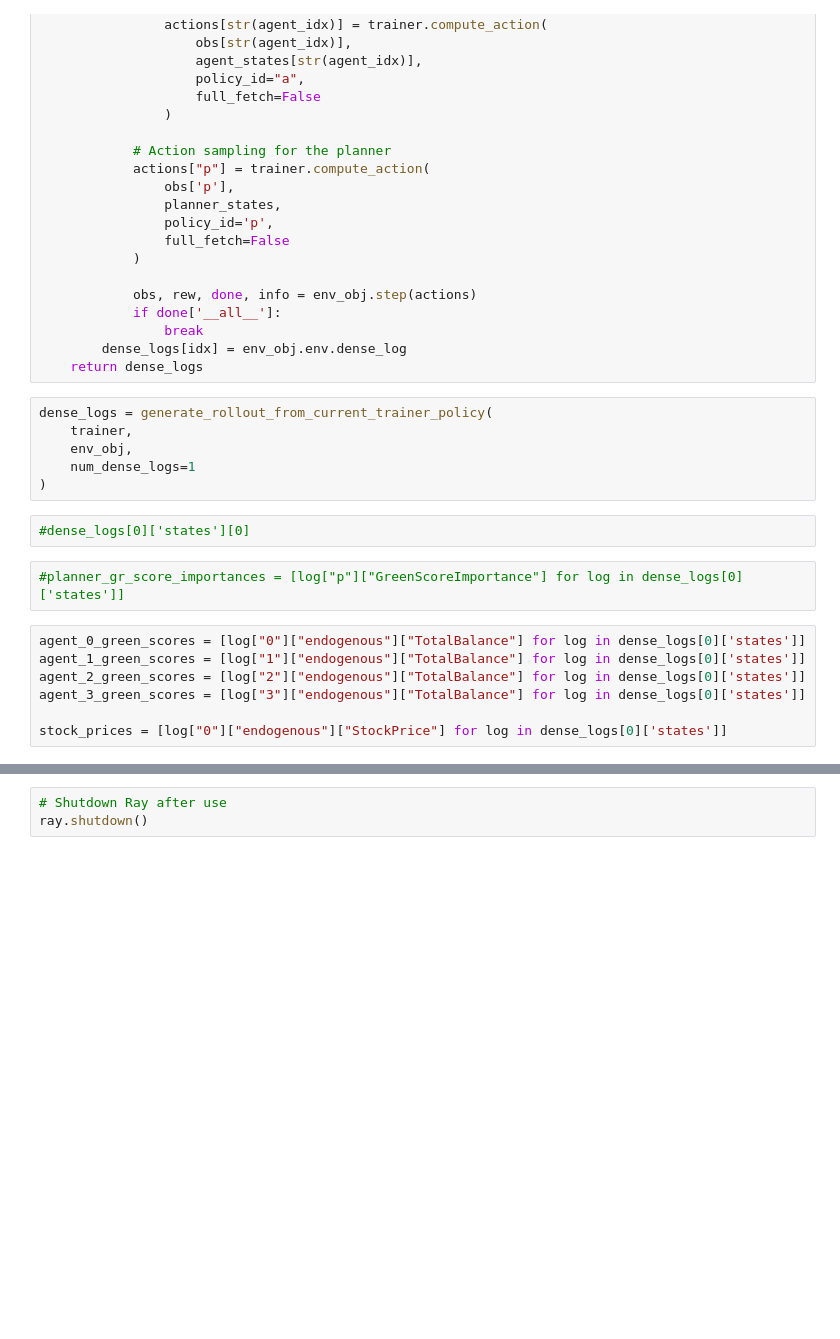
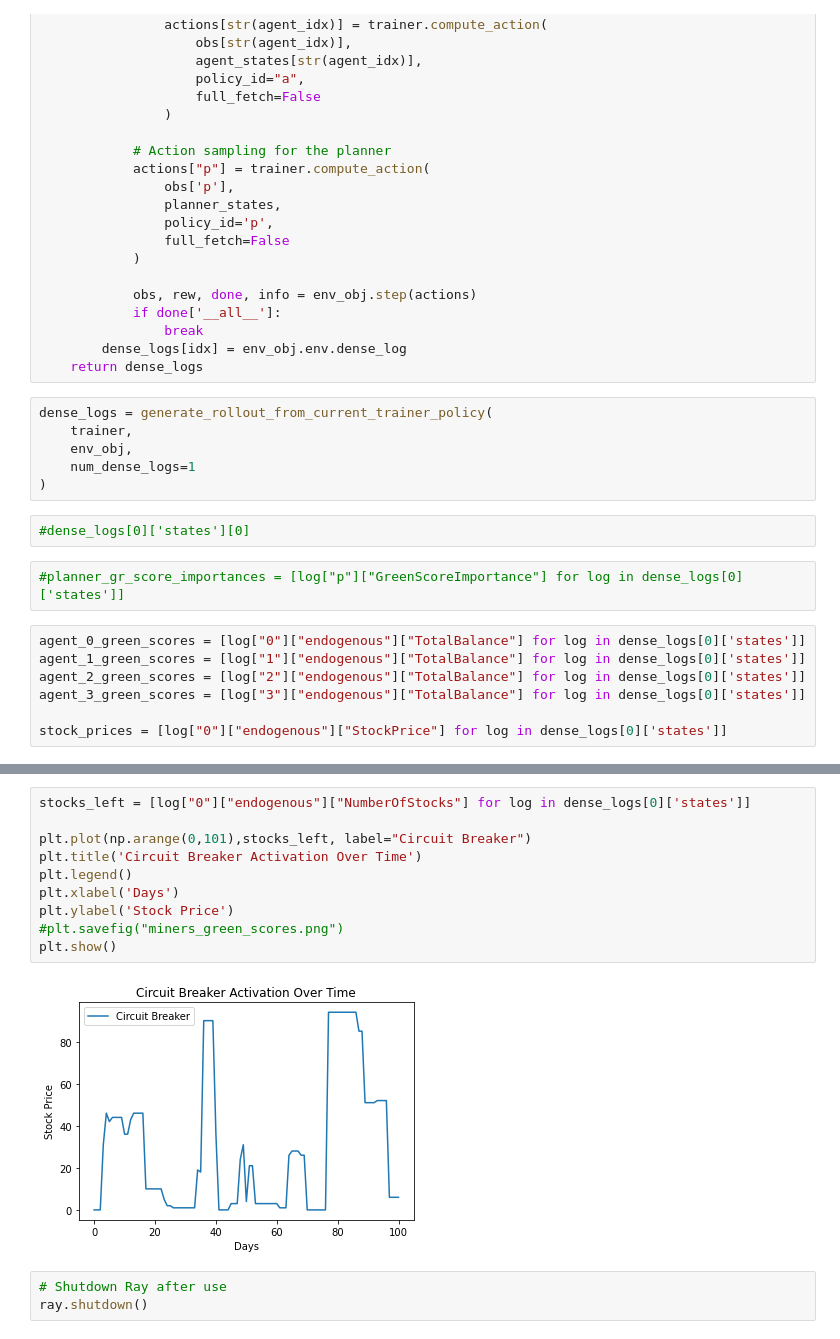
Before and after one commit to casperbroch/ai-economist, a Jupyter notebook: tutorials/stock_market_training_with_rllib.ipynb, the cells around one changed output, grey strips where cells are left out. Saved outputs shown, nothing was run; the diff lists cells and outputs as text; blank space fills up the shorter version.

```diff
--- a/tutorials/stock_market_training_with_rllib.ipynb
+++ b/tutorials/stock_market_training_with_rllib.ipynb
@@ -290,3 +295,15 @@ plt.show()
+# %%
+stocks_left = [log["0"]["endogenous"]["NumberOfStocks"] for log in dense_logs[0]['states']]
+
+plt.plot(np.arange(0,101),stocks_left, label="Circuit Breaker")
+plt.title('Circuit Breaker Activation Over Time')
+plt.legend()
+plt.xlabel('Days')
+plt.ylabel('Stock Price')
+#plt.savefig("miners_green_scores.png")
+plt.show()
+# %% [output]
+[figure, added]
 # %%
 # Shutdown Ray after use
 ray.shutdown()
```
Also changed, not shown: parts of 11 cells of this notebook, 1 other file.
